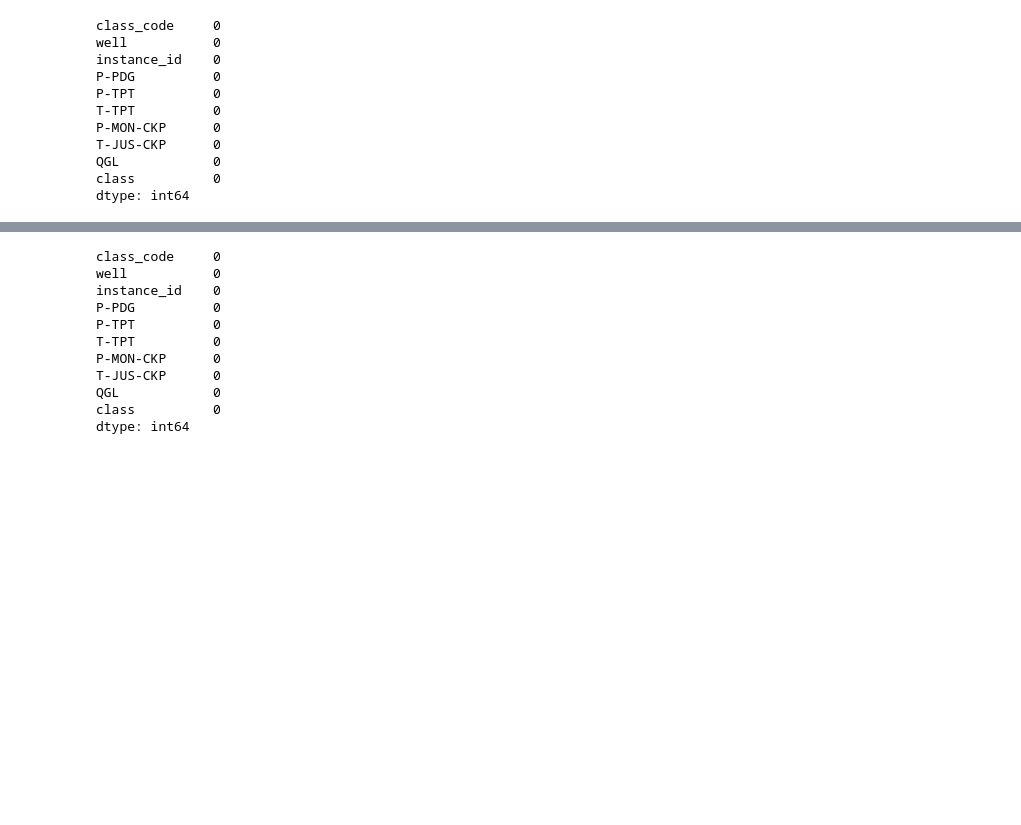
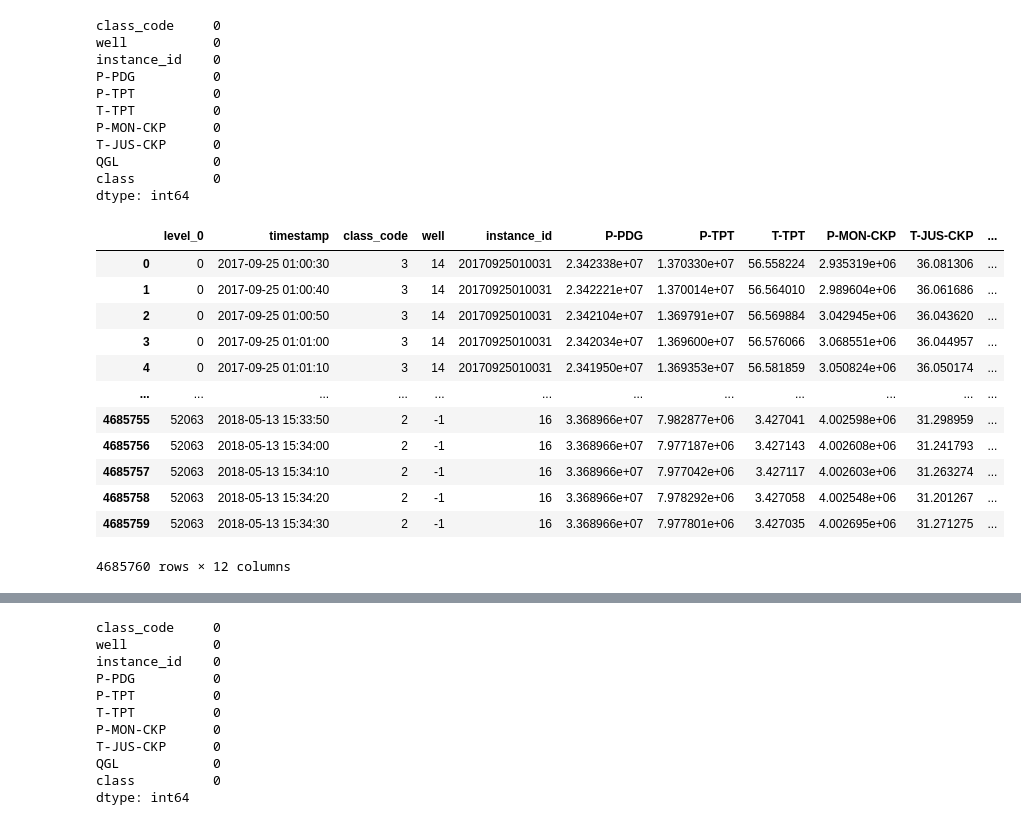
Before and after one commit to mc50093/uzop_proj, a Jupyter notebook: Classification of undesirable oil well events.ipynb, the cells around one changed output, grey strips where cells are left out. Saved outputs shown, nothing was run; the diff lists cells and outputs as text; code cells hidden in the pictures; blank space fills up the shorter version.

```diff
--- a/Classification of undesirable oil well events.ipynb
+++ b/Classification of undesirable oil well events.ipynb
@@ -189,3 +189,20 @@ for df in imputed_data:
     for i in range(df.shape[0]//90):
         window = df.iloc[i*90:(i+1)*90]
         data_windowed.append(window)
+# %%
+all_windowed = pd.concat(data_windowed, keys=range(0, len(data_windowed))).reset_index()
+all_windowed
+# %% [output]
+|  | level_0 | timestamp | class_code | well | instance_id | P-PDG | P-TPT | T-TPT | P-MON-CKP | T-JUS-CKP | ... |
+| 0 | 0 | 2017-09-25 01:00:30 | 3 | 14 | 20170925010031 | 2.342338e+07 | 1.370330e+07 | 56.558224 | 2.935319e+06 | 36.081306 | ... |
+| 1 | 0 | 2017-09-25 01:00:40 | 3 | 14 | 20170925010031 | 2.342221e+07 | 1.370014e+07 | 56.564010 | 2.989604e+06 | 36.061686 | ... |
+| 2 | 0 | 2017-09-25 01:00:50 | 3 | 14 | 20170925010031 | 2.342104e+07 | 1.369791e+07 | 56.569884 | 3.042945e+06 | 36.043620 | ... |
+| 3 | 0 | 2017-09-25 01:01:00 | 3 | 14 | 20170925010031 | 2.342034e+07 | 1.369600e+07 | 56.576066 | 3.068551e+06 | 36.044957 | ... |
+| 4 | 0 | 2017-09-25 01:01:10 | 3 | 14 | 20170925010031 | 2.341950e+07 | 1.369353e+07 | 56.581859 | 3.050824e+06 | 36.050174 | ... |
+| ... | ... | ... | ... | ... | ... | ... | ... | ... | ... | ... | ... |
+| 4685755 | 52063 | 2018-05-13 15:33:50 | 2 | -1 | 16 | 3.368966e+07 | 7.982877e+06 | 3.427041 | 4.002598e+06 | 31.298959 | ... |
+| 4685756 | 52063 | 2018-05-13 15:34:00 | 2 | -1 | 16 | 3.368966e+07 | 7.977187e+06 | 3.427143 | 4.002608e+06 | 31.241793 | ... |
+| 4685757 | 52063 | 2018-05-13 15:34:10 | 2 | -1 | 16 | 3.368966e+07 | 7.977042e+06 | 3.427117 | 4.002603e+06 | 31.263274 | ... |
+| 4685758 | 52063 | 2018-05-13 15:34:20 | 2 | -1 | 16 | 3.368966e+07 | 7.978292e+06 | 3.427058 | 4.002548e+06 | 31.201267 | ... |
+| 4685759 | 52063 | 2018-05-13 15:34:30 | 2 | -1 | 16 | 3.368966e+07 | 7.977801e+06 | 3.427035 | 4.002695e+06 | 31.271275 | ... |
+4685760 rows × 12 columns
```
Also changed, not shown: parts of 18 cells of this notebook.
